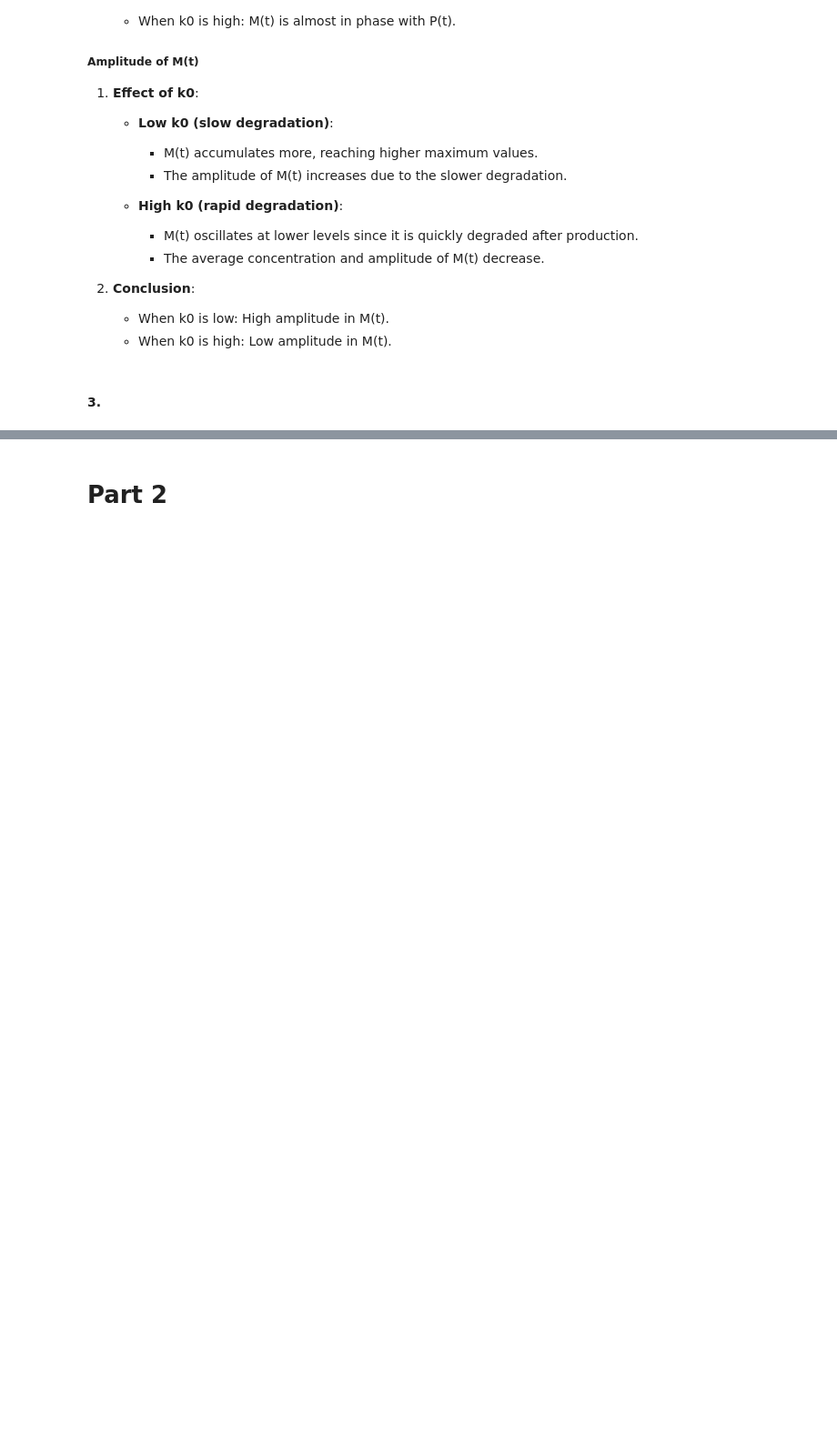
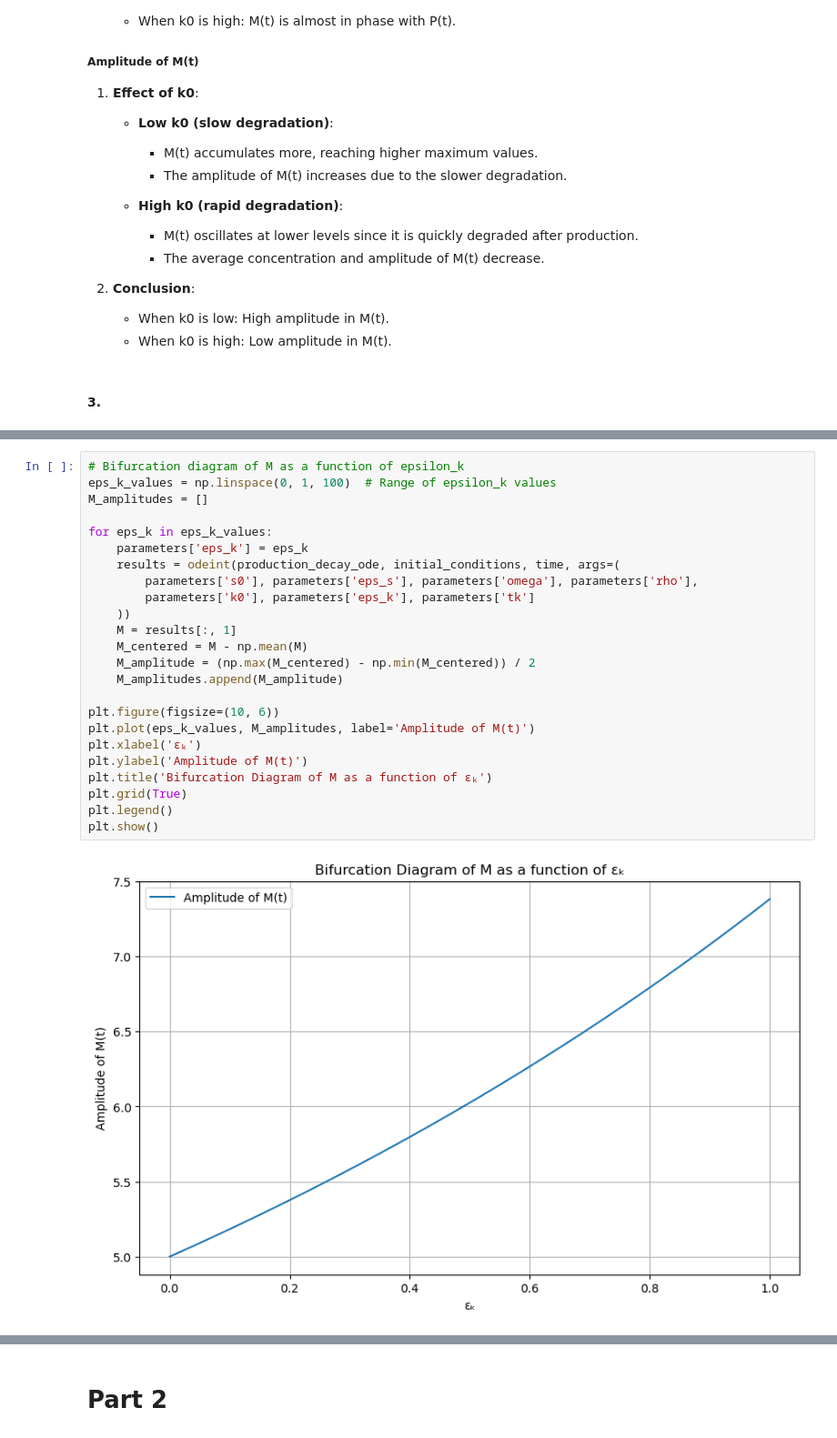
Before and after one commit to loris-fab/Genome-to-function_assignement3, a Jupyter notebook: Exercise_Week11_12_B_Exercises.ipynb, the cells around one changed output, grey strips where cells are left out. Shown at 91% size. Saved outputs shown, nothing was run; the diff lists cells and outputs as text; blank space fills up the shorter version.

```diff
--- a/Exercise_Week11_12_B_Exercises.ipynb
+++ b/Exercise_Week11_12_B_Exercises.ipynb
@@ -321,0 +359,26 @@ The parameter epsilon_s amplifies the oscillations of P(t), which in turn affect
+# %%
+# Bifurcation diagram of M as a function of epsilon_k
+eps_k_values = np.linspace(0, 1, 100)  # Range of epsilon_k values
+M_amplitudes = []
+
+for eps_k in eps_k_values:
+    parameters['eps_k'] = eps_k
+    results = odeint(production_decay_ode, initial_conditions, time, args=(
+        parameters['s0'], parameters['eps_s'], parameters['omega'], parameters['rho'],
+        parameters['k0'], parameters['eps_k'], parameters['tk']
+    ))
+    M = results[:, 1]
+    M_centered = M - np.mean(M)
+    M_amplitude = (np.max(M_centered) - np.min(M_centered)) / 2
+    M_amplitudes.append(M_amplitude)
+
+plt.figure(figsize=(10, 6))
+plt.plot(eps_k_values, M_amplitudes, label='Amplitude of M(t)')
+plt.xlabel('εₖ')
+plt.ylabel('Amplitude of M(t)')
+plt.title('Bifurcation Diagram of M as a function of εₖ')
+plt.grid(True)
+plt.legend()
+plt.show()
+# %% [output]
+[figure, added]
```
Also changed, not shown: parts of 3 cells of this notebook.
